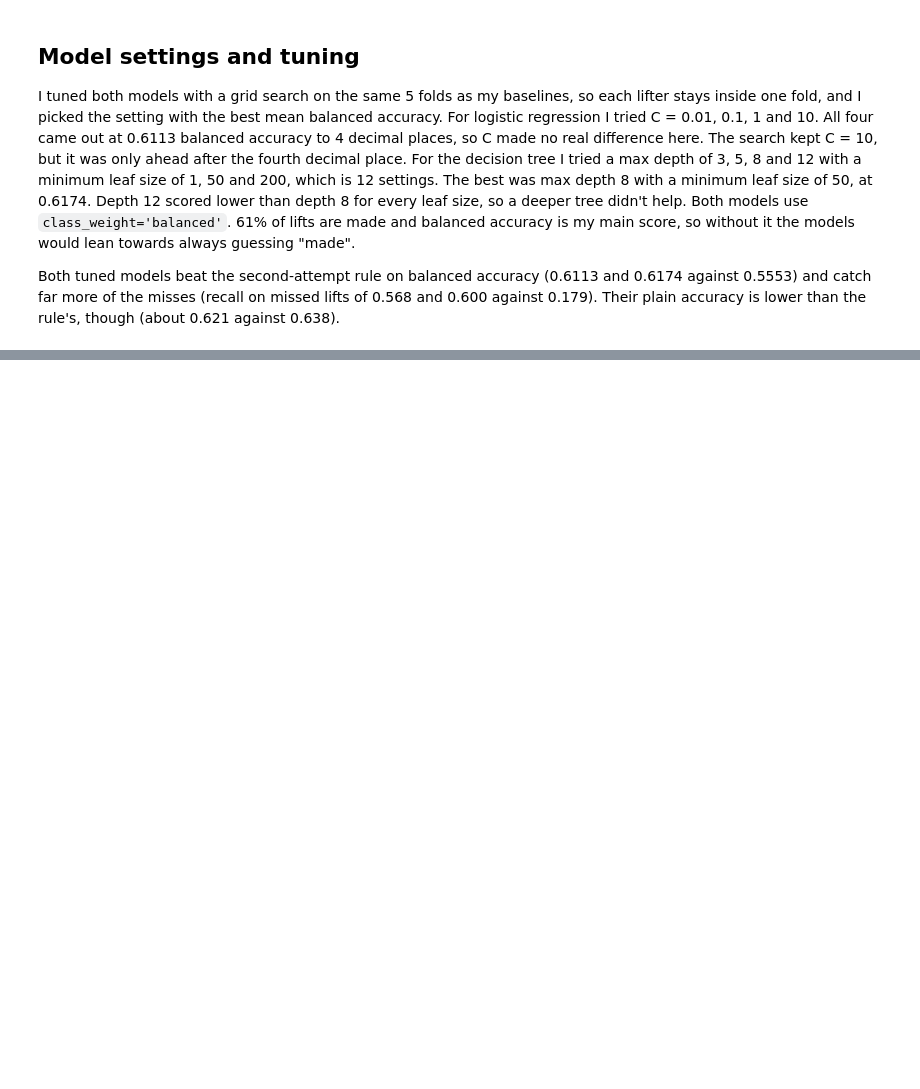
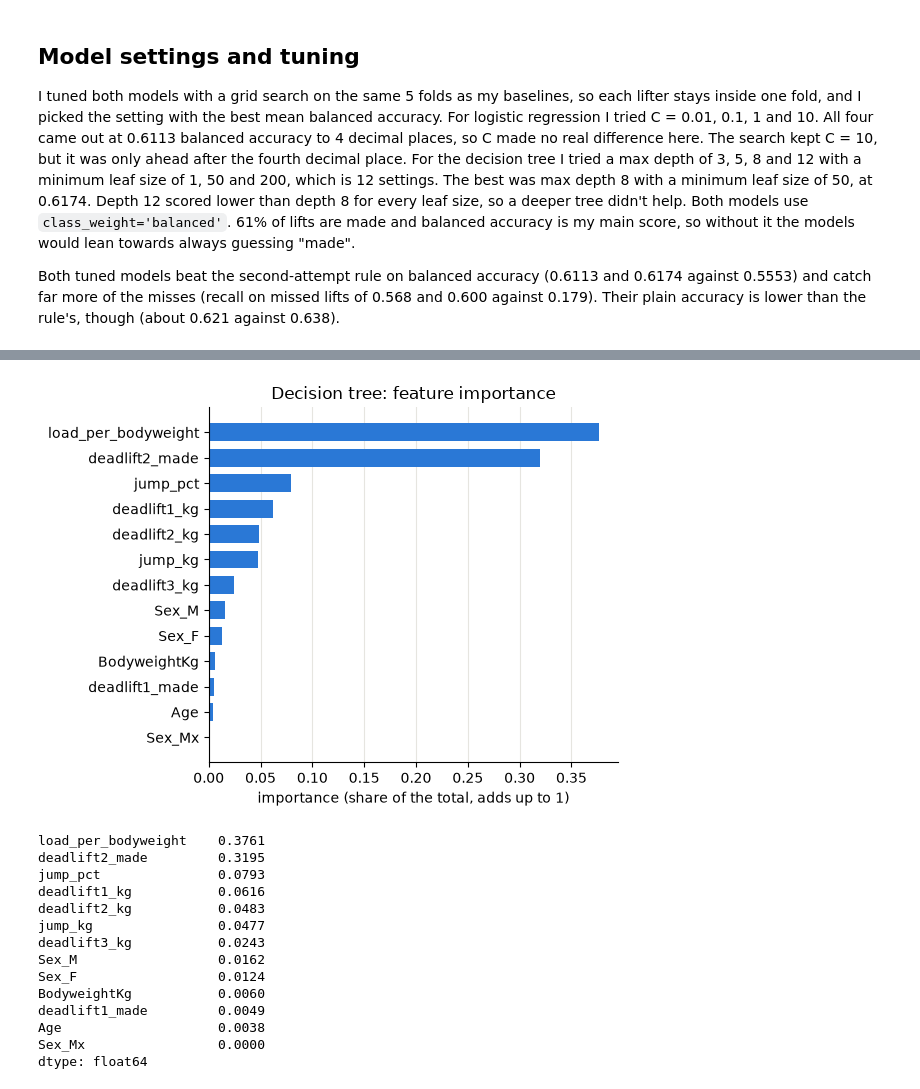
Before and after one commit to Jake23461/CT4101-Powerlifting, a Jupyter notebook: notebooks/04_models.ipynb, the cells around one changed output, grey strips where cells are left out. Saved outputs shown, nothing was run; the diff lists cells and outputs as text; code cells hidden in the pictures; blank space fills up the shorter version.

```diff
--- a/notebooks/04_models.ipynb
+++ b/notebooks/04_models.ipynb
@@ -120,0 +201,34 @@ Both tuned models beat the second-attempt rule on balanced accuracy (0.6113 and
+# %%
+def input_names(search):
+    """The input names after preprocessing, without the 'numeric__' and 'sex__' bits."""
+    names = search.best_estimator_['prep'].get_feature_names_out()
+    return [name.split('__', 1)[1] for name in names]
+
+
+importance = pd.Series(tree_search.best_estimator_['model'].feature_importances_,
+                       index=input_names(tree_search)).sort_values()
+fig, ax = plt.subplots(figsize=(6, 4.5))
+ax.barh(importance.index, importance.values, color=BLUE, height=0.7)
+ax.grid(axis='y', visible=False)
+ax.set_xlabel('importance (share of the total, adds up to 1)')
+ax.set_title('Decision tree: feature importance')
+fig.tight_layout()
+fig.savefig(FIGURES / 'tree_feature_importance.png', dpi=150)
+plt.show()
+importance.sort_values(ascending=False).round(4)
+# %% [output]
+[figure, added]
+load_per_bodyweight    0.3761
+deadlift2_made         0.3195
+jump_pct               0.0793
+deadlift1_kg           0.0616
+deadlift2_kg           0.0483
+jump_kg                0.0477
+deadlift3_kg           0.0243
+Sex_M                  0.0162
+Sex_F                  0.0124
+BodyweightKg           0.0060
+deadlift1_made         0.0049
+Age                    0.0038
+Sex_Mx                 0.0000
+dtype: float64
```
Also changed, not shown: parts of 14 cells of this notebook, 5 other files.
